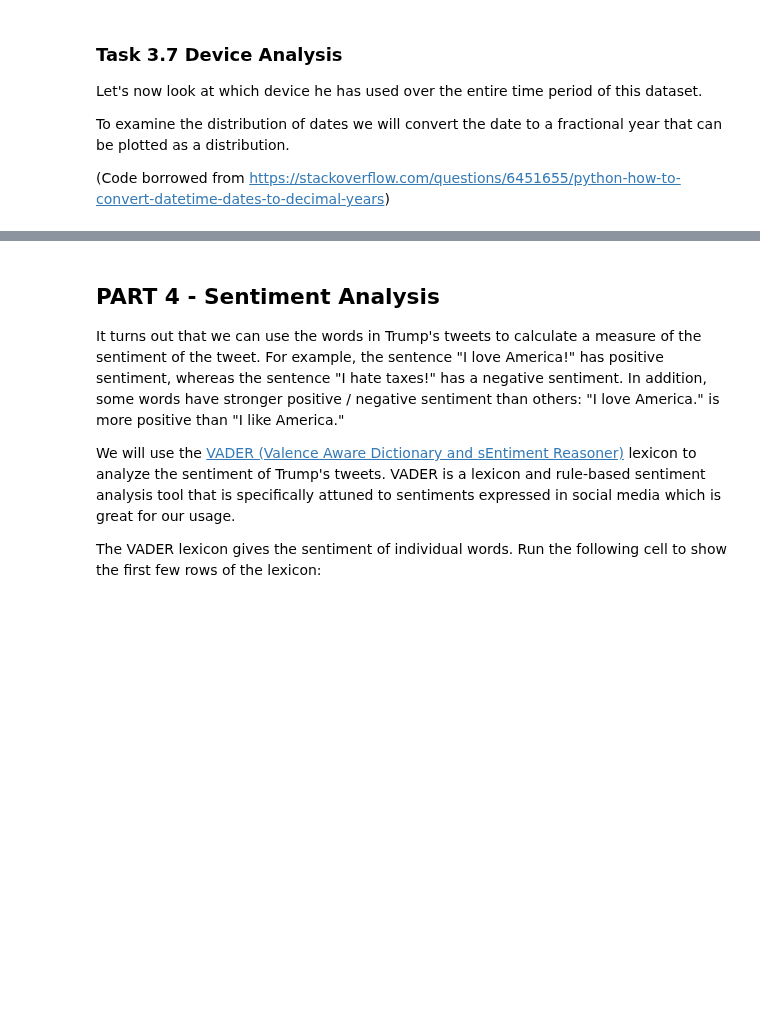
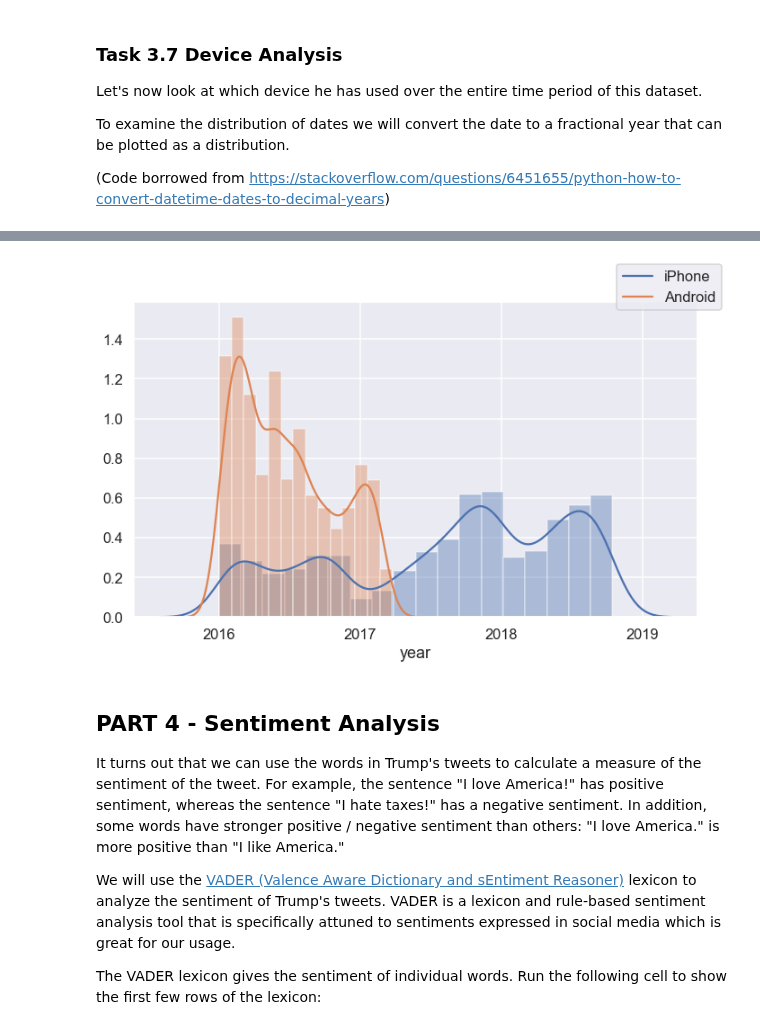
Before and after one commit to aarif-razak/cs439Work, a Jupyter notebook: MidSemProject/MidSemester_Project_F21_V1.ipynb, the cells around one changed output, grey strips where cells are left out. Drawn from its saved outputs; the diff is of its cells as text; code cells hidden in the pictures; blank space fills up the shorter version.

```diff
--- a/MidSemProject/MidSemester_Project_F21_V1.ipynb
+++ b/MidSemProject/MidSemester_Project_F21_V1.ipynb
@@ -604,3 +598,19 @@ Use the `sns.distplot` to overlay the distributions of the 2 most frequently use
+# %%
+### BEGIN SOLUTION
+fig = plt.figure(figsize=(10,6))
+two_common = df_trump['source'].value_counts().nlargest(n=2)
+first = df_trump.loc[(df_trump['source'] == two_common.index[0])]
+second = df_trump.loc[(df_trump['source'] == two_common.index[1])]
+sns.distplot(first['year'], hist=True)
+sns.distplot(second['year'], hist=True)
+plt.ylabel('')
+plt.xticks([2016, 2017, 2018, 2019])
+fig.legend(labels=['iPhone','Android'])
+plt.show()
+
+### END SOLUTION
+# %% [output]
+[figure, added]
 # %% [markdown]
 ## PART 4 - Sentiment Analysis
 
```
Also changed, not shown: parts of 2 cells of this notebook.
